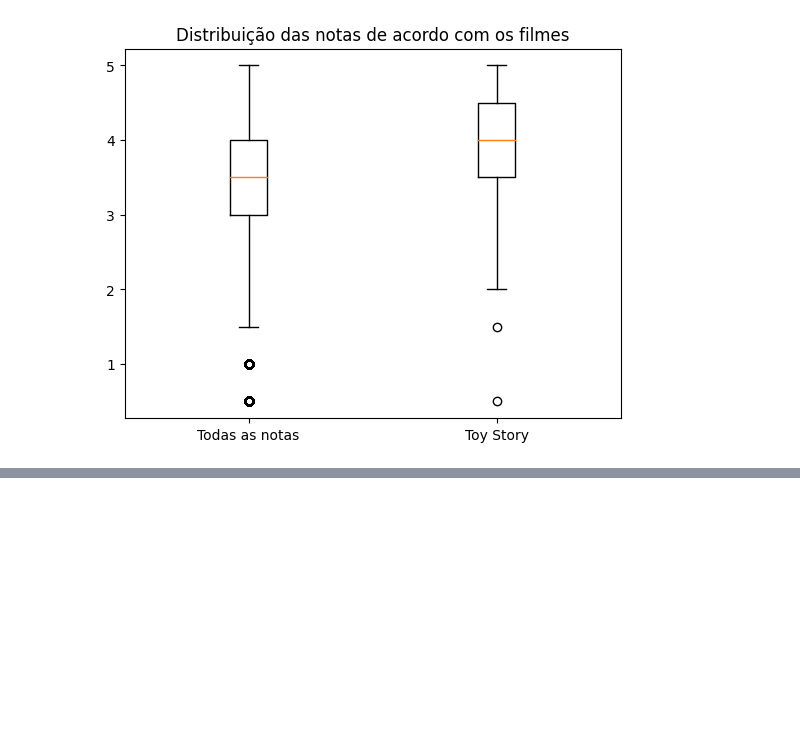
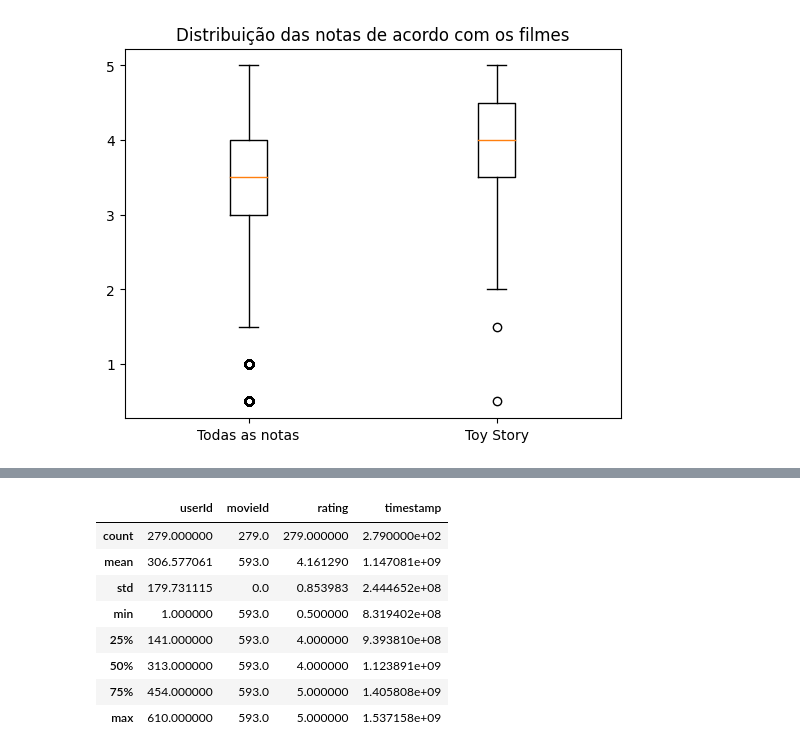
Before and after one commit to fcardosoo/Alura-011-Data-Science-testes-estat-sticos-com-Python, a Jupyter notebook: Data-science-Introducao-a-testes.ipynb, the cells around one changed output, grey strips where cells are left out. Saved outputs shown, nothing was run; the diff lists cells and outputs as text; code cells hidden in the pictures; blank space fills up the shorter version.

```diff
--- a/Data-science-Introducao-a-testes.ipynb
+++ b/Data-science-Introducao-a-testes.ipynb
@@ -380,0 +423,12 @@ comparacao.summary()
+# %%
+notas593.describe()
+# %% [output]
+|  | userId | movieId | rating | timestamp |
+| count | 279.000000 | 279.0 | 279.000000 | 2.790000e+02 |
+| mean | 306.577061 | 593.0 | 4.161290 | 1.147081e+09 |
+| std | 179.731115 | 0.0 | 0.853983 | 2.444652e+08 |
+| min | 1.000000 | 593.0 | 0.500000 | 8.319402e+08 |
+| 25% | 141.000000 | 593.0 | 4.000000 | 9.393810e+08 |
+| 50% | 313.000000 | 593.0 | 4.000000 | 1.123891e+09 |
+| 75% | 454.000000 | 593.0 | 5.000000 | 1.405808e+09 |
+| max | 610.000000 | 593.0 | 5.000000 | 1.537158e+09 |
```
Also changed, not shown: parts of 7 cells of this notebook.
